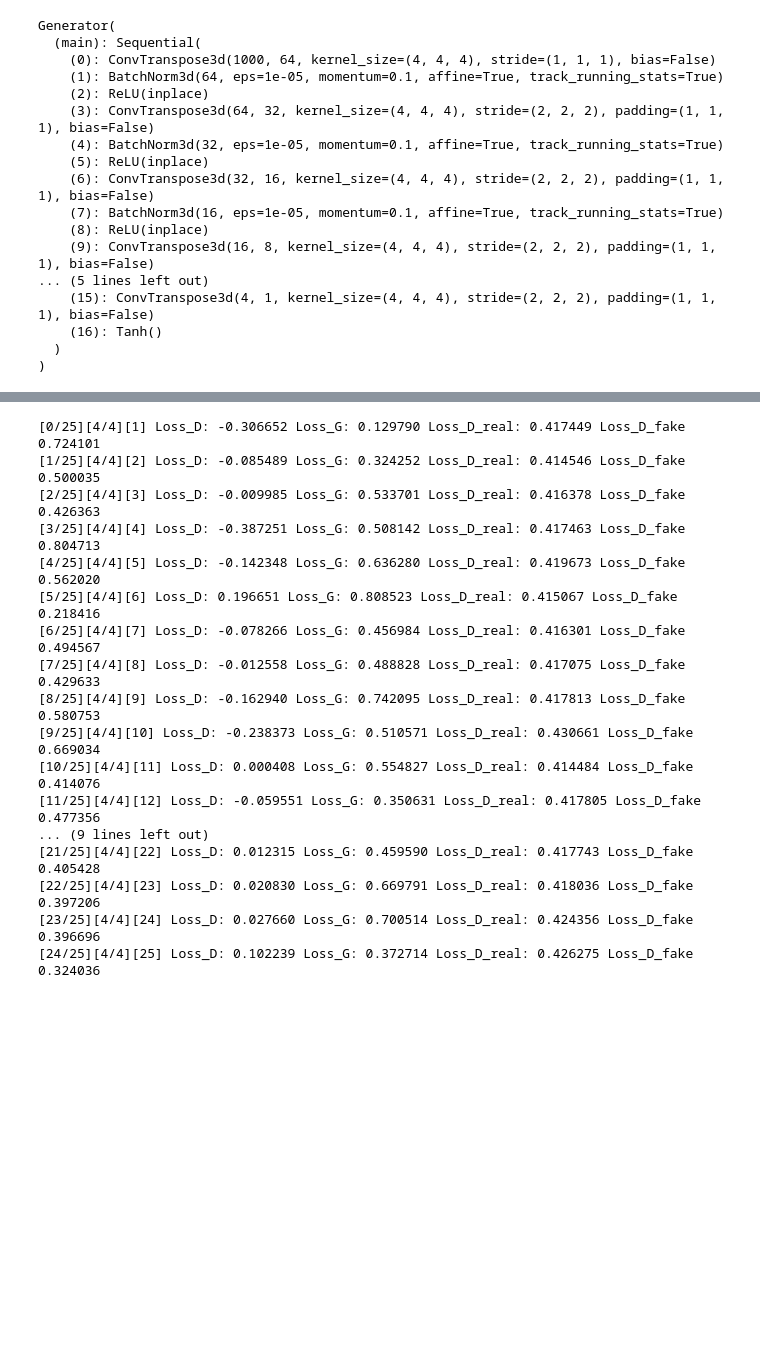
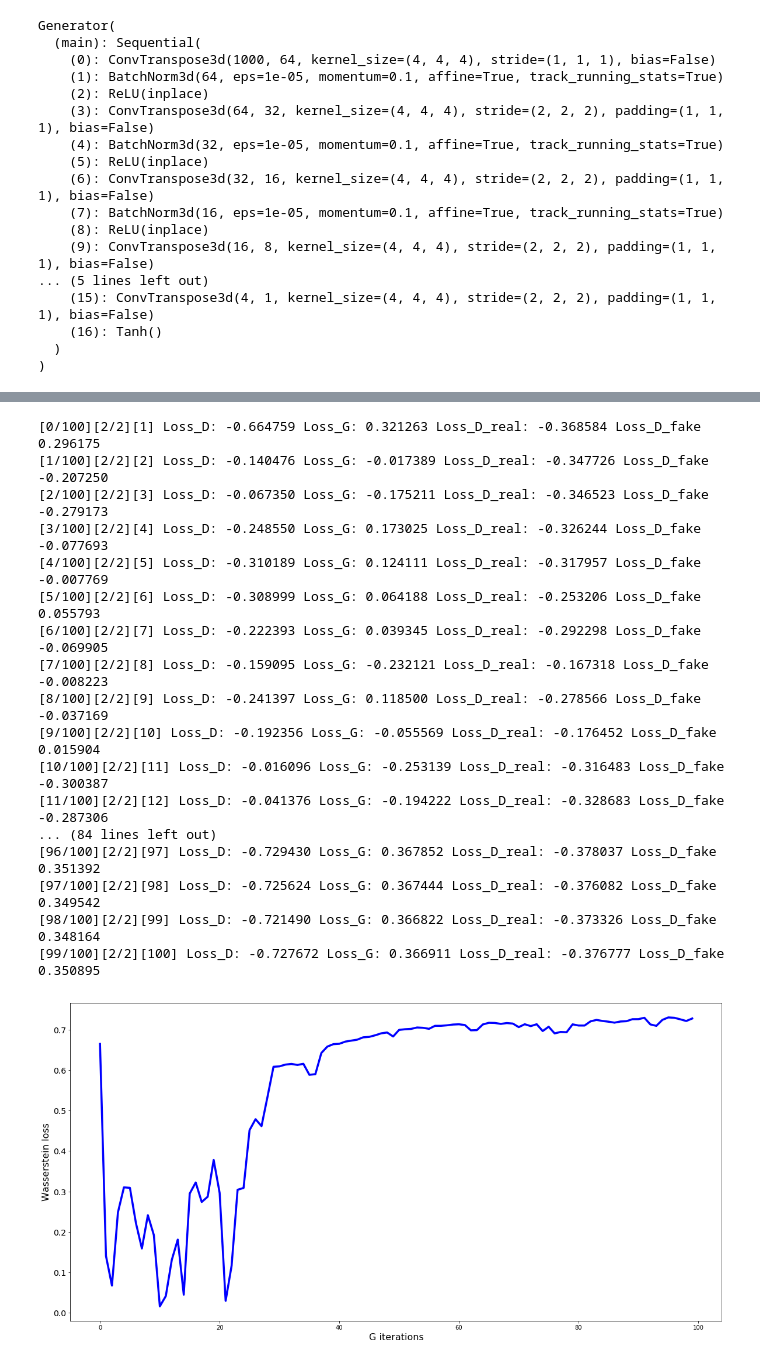
Before and after one commit to NYU-CDS-Capstone-Project/HydroGAN, a Jupyter notebook: notebooks/03_WGAN.ipynb, the cells around one changed output, grey strips where cells are left out. Drawn from its saved outputs; the diff is of its cells as text; code cells hidden in the pictures; blank space fills up the shorter version.

```diff
--- a/notebooks/03_WGAN.ipynb
+++ b/notebooks/03_WGAN.ipynb
@@ -453,18 +535,16 @@ optimizerG = optim.RMSprop(netG.parameters(), lr = lrG)
 # %%
 #Training loop
 wass_loss=[]
-
 errG_l=[]
 errD_real_l=[]
 errD_fake_l=[]
-
 
 input = torch.FloatTensor(batchSize, 1, 128, 128, 128)
 noise = torch.FloatTensor(batchSize, nz, 1, 1, 1, device=device)
 fixed_noise = torch.FloatTensor(batchSize, nz, 1, 1,1).normal_(0, 1)
 
-#one = torch.FloatTensor([1])
-one = torch.tensor(1, dtype=torch.float)
+one = torch.FloatTensor([1])
+#one = torch.tensor(1, dtype=torch.float)
 mone = one * -1
 
 if cuda==True:
@@ -511,12 +591,10 @@ for epoch in range(niter):
             inputv = Variable(input)
 
             errD_real=netD(inputv)
-            # errD_real.backward(one)
 
-            label = torch.full(size = (batch_size,), fill_value = real_label, device = device)
-
+            #label = torch.full(size = (batch_size,), fill_value = real_label, device = device)
             #ones=[torch.ones(1).cuda(gpu) for _ in range(len(errD_real))]
-            errD_real.backward(label)
+            errD_real.backward(one)
 
             #Train with fake
             noise.resize_(batchSize, nz, 1, 1,1).normal_(0, 1)
@@ -525,12 +603,12 @@ for epoch in range(niter):
             inputv=fake
 
             errD_fake = netD(inputv)
+            #print(errD_fake.shape)
+            #label.fill_(fake_label)
 
-            label.fill_(fake_label)
-            errD_fake.backward(label)
+            errD_fake.backward(mone)
             errD = errD_real - errD_fake
             optimizerD.step()
-
 
         ############################
         # (2) Update G network
@@ -544,10 +622,11 @@ for epoch in range(niter):
         noise.resize_(batchSize, nz, 1, 1 ,1).normal_(0, 1)
         noisev = Variable(noise)
         fake = netG(noisev)
+        #print('G:',fake.shape)
         errG = netD(fake)
 
-        label = torch.full(size = (batch_size,), fill_value = real_label, device = device)
-        errG.backward(label)
+        #label = torch.full(size = (batch_size,), fill_value = real_label, device = device)
+        errG.backward(one)
         optimizerG.step()
         gen_iterations += 1
 
@@ -561,10 +640,10 @@ for epoch in range(niter):
         errD_fake_l.append(float(errD_fake.data[0]))
 
 
-       # if gen_iterations % 500 == 0:
+        if gen_iterations % 500 == 0:
         #    real_cpu = real_cpu.mul(0.5).add(0.5)
          #   vutils.save_image(real_cpu, '{0}/real_samples.png'.format(opt.experiment))
-          #  fake = netG(Variable(fixed_noise, volatile=True))
+            fake = netG(Variable(fixed_noise, volatile=True))
            # fake.data = fake.data.mul(0.5).add(0.5)
             #vutils.save_image(fake.data, '{0}/fake_samples_{1}.png'.format(experiment, gen_iterations))
 
@@ -572,34 +651,20 @@ for epoch in range(niter):
     torch.save(netG.state_dict(), '{0}/netG_epoch_{1}.pth'.format(experiment, epoch))
     torch.save(netD.state_dict(), '{0}/netD_epoch_{1}.pth'.format(experiment, epoch))
 # %% [output]
-[0/25][4/4][1] Loss_D: -0.306652 Loss_G: 0.129790 Loss_D_real: 0.417449 Loss_D_fake 0.724101
-[1/25][4/4][2] Loss_D: -0.085489 Loss_G: 0.324252 Loss_D_real: 0.414546 Loss_D_fake 0.500035
-[2/25][4/4][3] Loss_D: -0.009985 Loss_G: 0.533701 Loss_D_real: 0.416378 Loss_D_fake 0.426363
-[3/25][4/4][4] Loss_D: -0.387251 Loss_G: 0.508142 Loss_D_real: 0.417463 Loss_D_fake 0.804713
-[4/25][4/4][5] Loss_D: -0.142348 Loss_G: 0.636280 Loss_D_real: 0.419673 Loss_D_fake 0.562020
-[5/25][4/4][6] Loss_D: 0.196651 Loss_G: 0.808523 Loss_D_real: 0.415067 Loss_D_fake 0.218416
-[6/25][4/4][7] Loss_D: -0.078266 Loss_G: 0.456984 Loss_D_real: 0.416301 Loss_D_fake 0.494567
-[7/25][4/4][8] Loss_D: -0.012558 Loss_G: 0.488828 Loss_D_real: 0.417075 Loss_D_fake 0.429633
-[8/25][4/4][9] Loss_D: -0.162940 Loss_G: 0.742095 Loss_D_real: 0.417813 Loss_D_fake 0.580753
-[9/25][4/4][10] Loss_D: -0.238373 Loss_G: 0.510571 Loss_D_real: 0.430661 Loss_D_fake 0.669034
-[10/25][4/4][11] Loss_D: 0.000408 Loss_G: 0.554827 Loss_D_real: 0.414484 Loss_D_fake 0.414076
-[11/25][4/4][12] Loss_D: -0.059551 Loss_G: 0.350631 Loss_D_real: 0.417805 Loss_D_fake 0.477356
-... (9 lines left out)
-[21/25][4/4][22] Loss_D: 0.012315 Loss_G: 0.459590 Loss_D_real: 0.417743 Loss_D_fake 0.405428
-[22/25][4/4][23] Loss_D: 0.020830 Loss_G: 0.669791 Loss_D_real: 0.418036 Loss_D_fake 0.397206
-[23/25][4/4][24] Loss_D: 0.027660 Loss_G: 0.700514 Loss_D_real: 0.424356 Loss_D_fake 0.396696
-[24/25][4/4][25] Loss_D: 0.102239 Loss_G: 0.372714 Loss_D_real: 0.426275 Loss_D_fake 0.324036
+[0/100][2/2][1] Loss_D: -0.664759 Loss_G: 0.321263 Loss_D_real: -0.368584 Loss_D_fake 0.296175
+[1/100][2/2][2] Loss_D: -0.140476 Loss_G: -0.017389 Loss_D_real: -0.347726 Loss_D_fake -0.207250
+[2/100][2/2][3] Loss_D: -0.067350 Loss_G: -0.175211 Loss_D_real: -0.346523 Loss_D_fake -0.279173
+[3/100][2/2][4] Loss_D: -0.248550 Loss_G: 0.173025 Loss_D_real: -0.326244 Loss_D_fake -0.077693
+[4/100][2/2][5] Loss_D: -0.310189 Loss_G: 0.124111 Loss_D_real: -0.317957 Loss_D_fake -0.007769
+[5/100][2/2][6] Loss_D: -0.308999 Loss_G: 0.064188 Loss_D_real: -0.253206 Loss_D_fake 0.055793
+[6/100][2/2][7] Loss_D: -0.222393 Loss_G: 0.039345 Loss_D_real: -0.292298 Loss_D_fake -0.069905
+[7/100][2/2][8] Loss_D: -0.159095 Loss_G: -0.232121 Loss_D_real: -0.167318 Loss_D_fake -0.008223
+[8/100][2/2][9] Loss_D: -0.241397 Loss_G: 0.118500 Loss_D_real: -0.278566 Loss_D_fake -0.037169
+[9/100][2/2][10] Loss_D: -0.192356 Loss_G: -0.055569 Loss_D_real: -0.176452 Loss_D_fake 0.015904
+[10/100][2/2][11] Loss_D: -0.016096 Loss_G: -0.253139 Loss_D_real: -0.316483 Loss_D_fake -0.300387
+[11/100][2/2][12] Loss_D: -0.041376 Loss_G: -0.194222 Loss_D_real: -0.328683 Loss_D_fake -0.287306
+... (84 lines left out)
+[96/100][2/2][97] Loss_D: -0.729430 Loss_G: 0.367852 Loss_D_real: -0.378037 Loss_D_fake 0.351392
+[97/100][2/2][98] Loss_D: -0.725624 Loss_G: 0.367444 Loss_D_real: -0.376082 Loss_D_fake 0.349542
+[98/100][2/2][99] Loss_D: -0.721490 Loss_G: 0.366822 Loss_D_real: -0.373326 Loss_D_fake 0.348164
+[99/100][2/2][100] Loss_D: -0.727672 Loss_G: 0.366911 Loss_D_real: -0.376777 Loss_D_fake 0.350895
-# %%
-def plot_loss(datalist, ylabel, log_):
-    plt.figure(figsize=(20,10))
-
-    if log_==True:
-        plt.plot(np.log(-datalist), linewidth=3.5, color='b')
-    else:
-        plt.plot([-x for x in datalist], linewidth=3.5, color='b')
-
-    plt.ylabel(ylabel, fontsize=16)
-    plt.yticks(fontsize=14)
-    plt.yticks(fontsize=14)
-    plt.xlabel('Epochs', fontsize=16)
-    plt.show()
@@ -606,4 +874,5 @@ def plot_loss(datalist, ylabel, log_):
 # %%
 plot_loss(wass_loss,'Wasserstein loss', log_=False)
-plot_loss(wass_loss,'Wasserstein loss', log_=False)
-plot_loss(wass_loss,'Wasserstein loss', log_=False)
+#plot_loss(errG_l,'Generator loss', log_=False)
+# %% [output]
+[figure, added]
```
Also changed, not shown: parts of 26 cells of this notebook.
